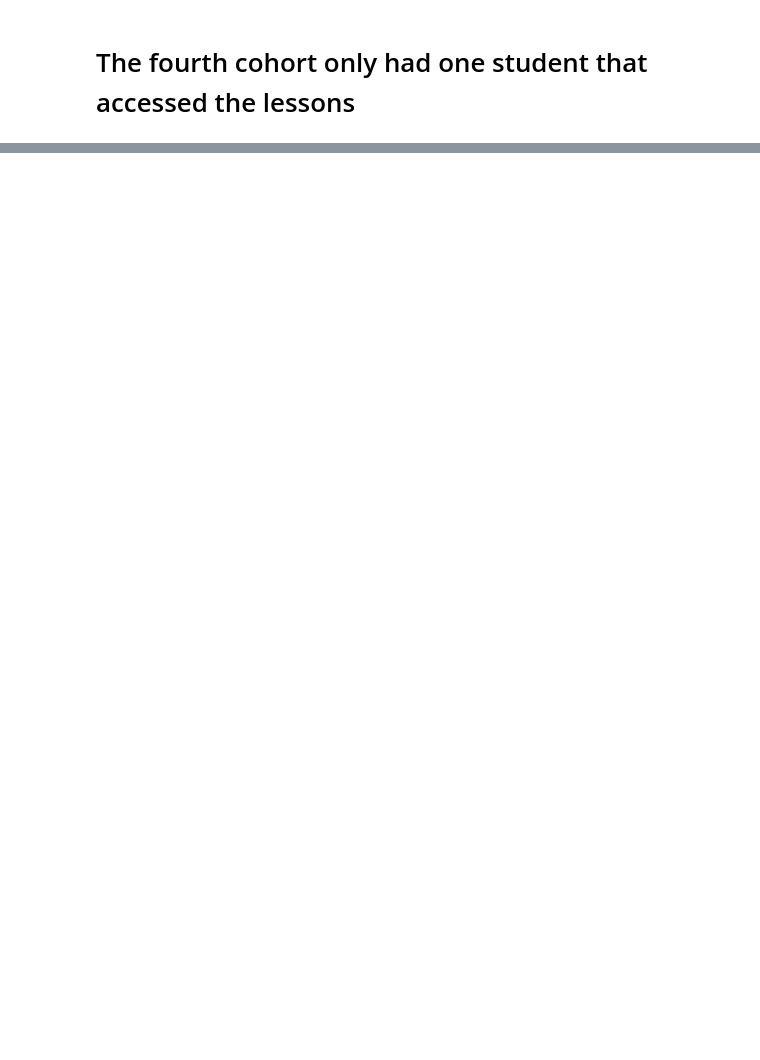
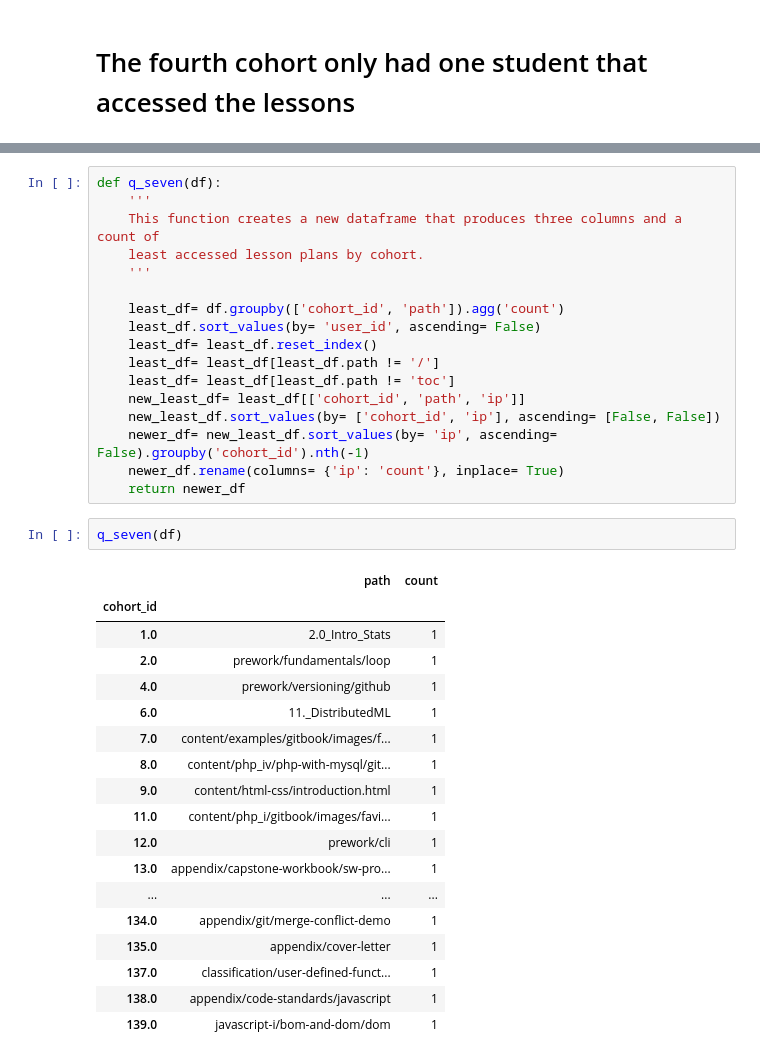
Before and after one commit to Anomaly-Detection-Project/Anomaly_detect-Project, a Jupyter notebook: e_workbook.ipynb, the cells around one changed output, grey strips where cells are left out. Saved outputs shown, nothing was run; the diff lists cells and outputs as text; blank space fills up the shorter version.

```diff
--- a/e_workbook.ipynb
+++ b/e_workbook.ipynb
@@ -325,0 +373,38 @@ four.head()
+# %%
+def q_seven(df):
+    '''
+    This function creates a new dataframe that produces three columns and a count of
+    least accessed lesson plans by cohort.
+    '''
+
+    least_df= df.groupby(['cohort_id', 'path']).agg('count')
+    least_df.sort_values(by= 'user_id', ascending= False)
+    least_df= least_df.reset_index()
+    least_df= least_df[least_df.path != '/']
+    least_df= least_df[least_df.path != 'toc']
+    new_least_df= least_df[['cohort_id', 'path', 'ip']]
+    new_least_df.sort_values(by= ['cohort_id', 'ip'], ascending= [False, False])
+    newer_df= new_least_df.sort_values(by= 'ip', ascending= False).groupby('cohort_id').nth(-1)
+    newer_df.rename(columns= {'ip': 'count'}, inplace= True)
+    return newer_df
+# %%
+q_seven(df)
+# %% [output]
+|  | path | count |
+| cohort_id |  |  |
+| 1.0 | 2.0_Intro_Stats | 1 |
+| 2.0 | prework/fundamentals/loop | 1 |
+| 4.0 | prework/versioning/github | 1 |
+| 6.0 | 11._DistributedML | 1 |
+| 7.0 | content/examples/gitbook/images/f... | 1 |
+| 8.0 | content/php_iv/php-with-mysql/git... | 1 |
+| 9.0 | content/html-css/introduction.html | 1 |
+| 11.0 | content/php_i/gitbook/images/favi... | 1 |
+| 12.0 | prework/cli | 1 |
+| 13.0 | appendix/capstone-workbook/sw-pro... | 1 |
+| ... | ... | ... |
+| 134.0 | appendix/git/merge-conflict-demo | 1 |
+| 135.0 | appendix/cover-letter | 1 |
+| 137.0 | classification/user-defined-funct... | 1 |
+| 138.0 | appendix/code-standards/javascript | 1 |
+| 139.0 | javascript-i/bom-and-dom/dom | 1 |
```
Also changed, not shown: parts of 12 cells of this notebook.
